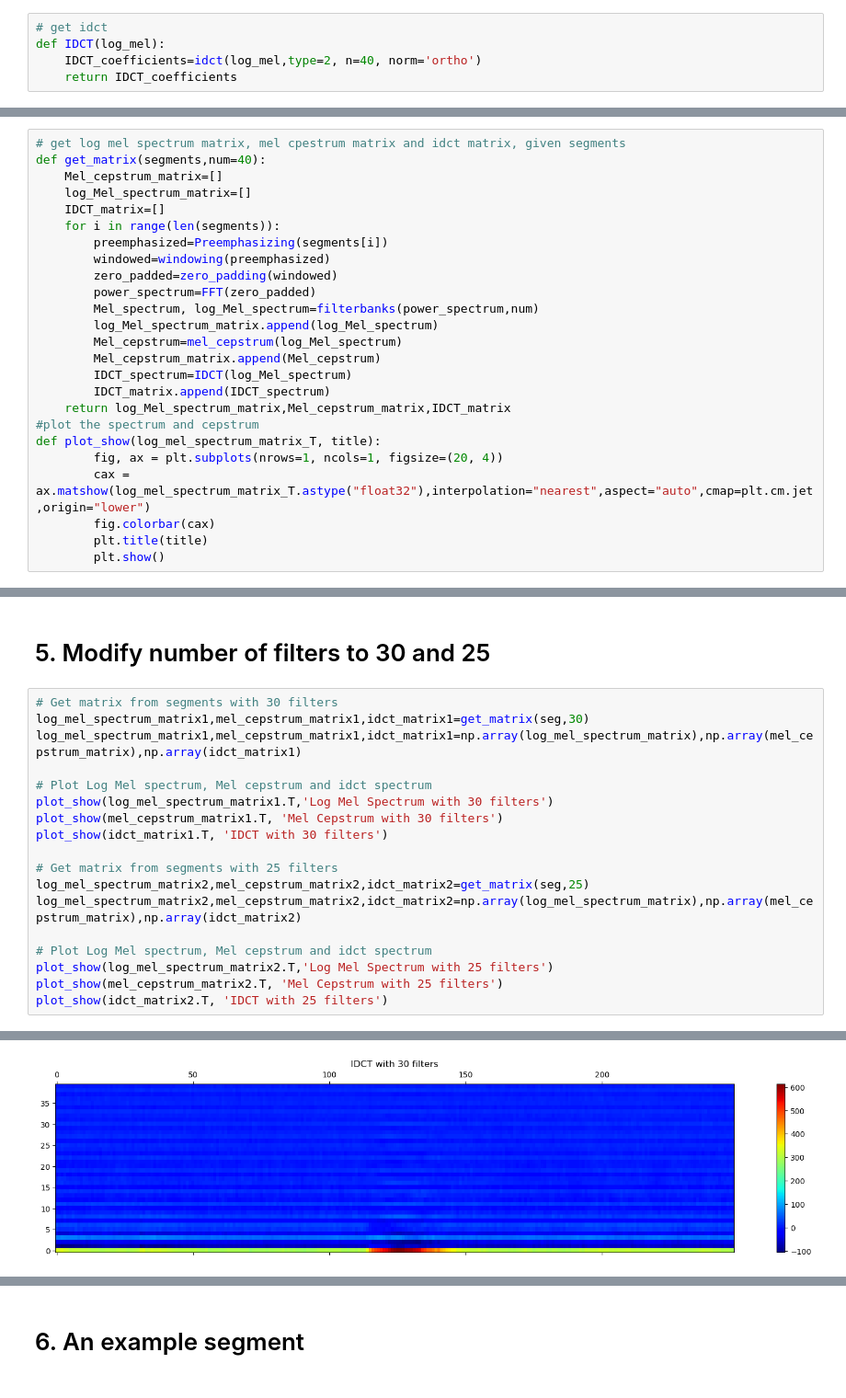
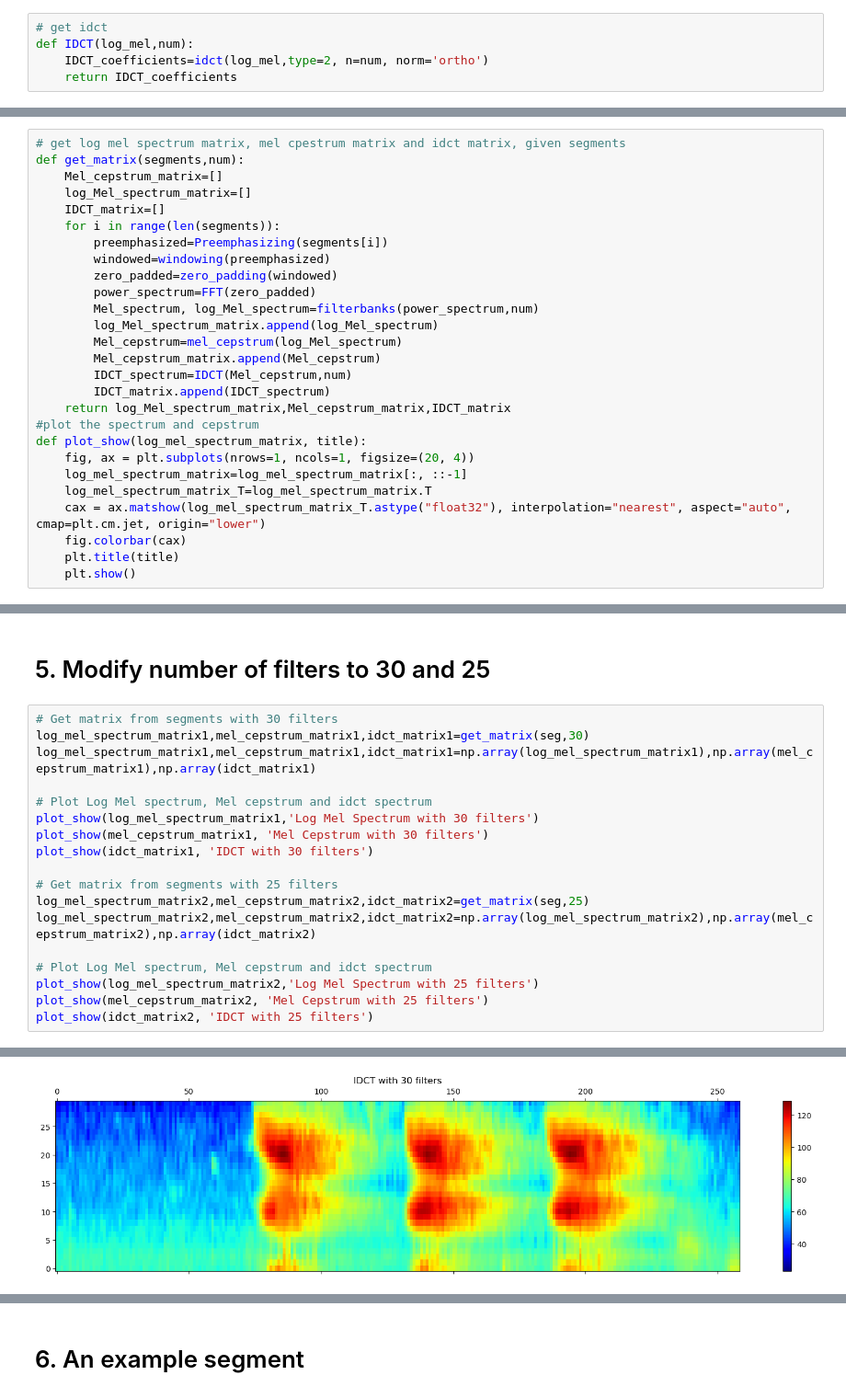
Before and after one commit to YWDDLiang/CS304, a Jupyter notebook: Project2/Project_2.ipynb, the cells around one changed output, grey strips where cells are left out. Shown at 92% size. Cells and saved outputs as stored; diff of their text form.

```diff
--- a/Project2/Project_2.ipynb
+++ b/Project2/Project_2.ipynb
@@ -239,14 +254,14 @@ def mel_cepstrum(log_mel):
     return cepstral_coefficients[:13]
 # %%
 # get idct
-def IDCT(log_mel):
-    IDCT_coefficients=idct(log_mel,type=2, n=40, norm='ortho')
+def IDCT(log_mel,num):
+    IDCT_coefficients=idct(log_mel,type=2, n=num, norm='ortho')
     return IDCT_coefficients
 # %% [markdown]
 # 3. Other Support Functions
 # %%
 # get log mel spectrum matrix, mel cpestrum matrix and idct matrix, given segments
-def get_matrix(segments,num=40):
+def get_matrix(segments,num):
     Mel_cepstrum_matrix=[]
     log_Mel_spectrum_matrix=[]
     IDCT_matrix=[]
@@ -259,16 +274,18 @@ def get_matrix(segments,num=40):
         log_Mel_spectrum_matrix.append(log_Mel_spectrum)
         Mel_cepstrum=mel_cepstrum(log_Mel_spectrum)
         Mel_cepstrum_matrix.append(Mel_cepstrum)
-        IDCT_spectrum=IDCT(log_Mel_spectrum)
+        IDCT_spectrum=IDCT(Mel_cepstrum,num)
         IDCT_matrix.append(IDCT_spectrum)
     return log_Mel_spectrum_matrix,Mel_cepstrum_matrix,IDCT_matrix
 #plot the spectrum and cepstrum
-def plot_show(log_mel_spectrum_matrix_T, title):
-        fig, ax = plt.subplots(nrows=1, ncols=1, figsize=(20, 4))
-        cax = ax.matshow(log_mel_spectrum_matrix_T.astype("float32"),interpolation="nearest",aspect="auto",cmap=plt.cm.jet,origin="lower")
-        fig.colorbar(cax)
-        plt.title(title)
-        plt.show()
+def plot_show(log_mel_spectrum_matrix, title):
+    fig, ax = plt.subplots(nrows=1, ncols=1, figsize=(20, 4))
+    log_mel_spectrum_matrix=log_mel_spectrum_matrix[:, ::-1]
+    log_mel_spectrum_matrix_T=log_mel_spectrum_matrix.T
+    cax = ax.matshow(log_mel_spectrum_matrix_T.astype("float32"), interpolation="nearest", aspect="auto", cmap=plt.cm.jet, origin="lower")
+    fig.colorbar(cax)
+    plt.title(title)
+    plt.show()
 # %% [markdown]
 # 4. Main
 # %%
@@ -308,19 +325,19 @@ plot_show(IDCT_matrix.T, 'IDCT')
 # %%
 # Get matrix from segments with 30 filters
 log_mel_spectrum_matrix1,mel_cepstrum_matrix1,idct_matrix1=get_matrix(seg,30)
-log_mel_spectrum_matrix1,mel_cepstrum_matrix1,idct_matrix1=np.array(log_mel_spectrum_matrix),np.array(mel_cepstrum_matrix),np.array(idct_matrix1)
+log_mel_spectrum_matrix1,mel_cepstrum_matrix1,idct_matrix1=np.array(log_mel_spectrum_matrix1),np.array(mel_cepstrum_matrix1),np.array(idct_matrix1)
 
 # Plot Log Mel spectrum, Mel cepstrum and idct spectrum
-plot_show(log_mel_spectrum_matrix1.T,'Log Mel Spectrum with 30 filters')
-plot_show(mel_cepstrum_matrix1.T, 'Mel Cepstrum with 30 filters')
-plot_show(idct_matrix1.T, 'IDCT with 30 filters')
+plot_show(log_mel_spectrum_matrix1,'Log Mel Spectrum with 30 filters')
+plot_show(mel_cepstrum_matrix1, 'Mel Cepstrum with 30 filters')
+plot_show(idct_matrix1, 'IDCT with 30 filters')
 
 # Get matrix from segments with 25 filters
 log_mel_spectrum_matrix2,mel_cepstrum_matrix2,idct_matrix2=get_matrix(seg,25)
-log_mel_spectrum_matrix2,mel_cepstrum_matrix2,idct_matrix2=np.array(log_mel_spectrum_matrix),np.array(mel_cepstrum_matrix),np.array(idct_matrix2)
+log_mel_spectrum_matrix2,mel_cepstrum_matrix2,idct_matrix2=np.array(log_mel_spectrum_matrix2),np.array(mel_cepstrum_matrix2),np.array(idct_matrix2)
 
 # Plot Log Mel spectrum, Mel cepstrum and idct spectrum
-plot_show(log_mel_spectrum_matrix2.T,'Log Mel Spectrum with 25 filters')
-plot_show(mel_cepstrum_matrix2.T, 'Mel Cepstrum with 25 filters')
-plot_show(idct_matrix2.T, 'IDCT with 25 filters')
+plot_show(log_mel_spectrum_matrix2,'Log Mel Spectrum with 25 filters')
+plot_show(mel_cepstrum_matrix2, 'Mel Cepstrum with 25 filters')
+plot_show(idct_matrix2, 'IDCT with 25 filters')
 # %% [output]
@@ -329 +346 @@ plot_show(idct_matrix2.T, 'IDCT with 25 filters')
-[figure, old version]
+[figure, new version]
```
Also changed, not shown: parts of 5 cells of this notebook.
